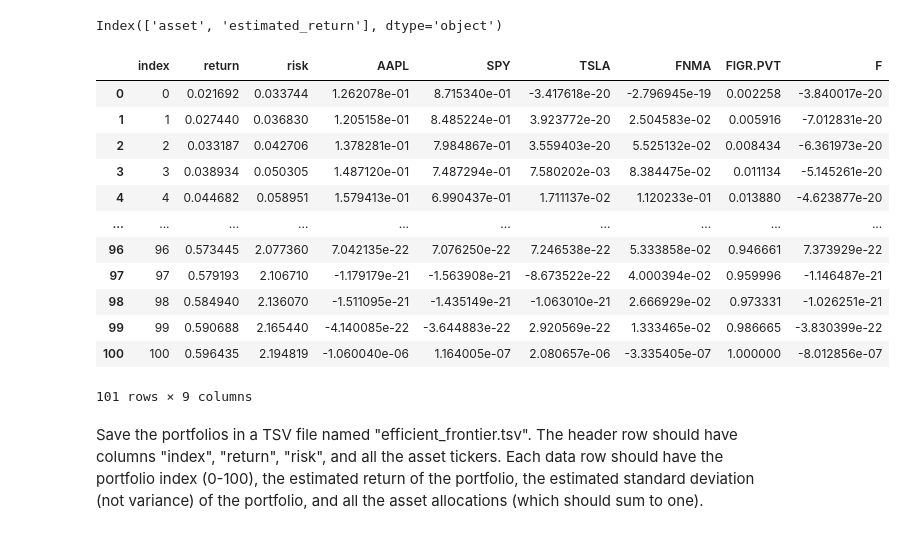
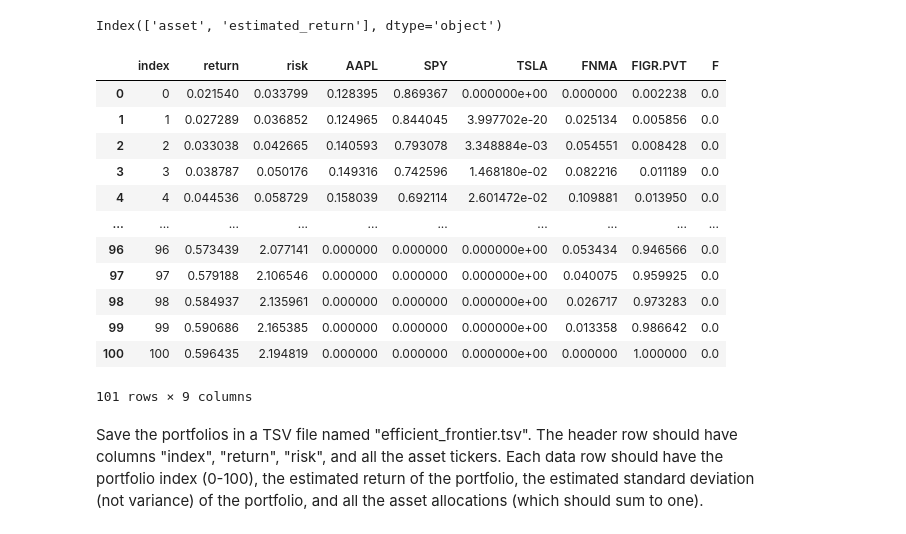
Before and after one commit to cfornesa/dx704-project-01, a Jupyter notebook: project.ipynb, the cells around one changed output. Drawn from its saved outputs; the diff is of its cells as text; code cells hidden in the pictures.

```diff
--- a/project.ipynb
+++ b/project.ipynb
@@ -292,66 +292,79 @@ Index(['asset', 'estimated_return'], dtype='object')
 ef_assets = estimated_returns['asset'].tolist()
 
 # Returns vector
-returns = estimated_returns['estimated_return'].astype(float).to_numpy()
+returns = (estimated_returns
+           .set_index("asset")
+           .loc[ef_assets, "estimated_return"]
+           .astype(float)
+           .to_numpy())
 
 # Align covariance to the proper order
 sigma = estimated_covariance.loc[ef_assets, ef_assets].to_numpy()
-
-n = len(returns)
+n = len(ef_assets)
 
 # Scalars for min and max returns
-estimated_return_minimum_risk = float(x_min.value.T @ returns)
+estimated_return_minimum_risk = float(np.asarray(x_min.value, dtype=float).ravel() @ returns)
 estimated_return_maximum_risk = float(returns.max())
 
 # efficient frontier
-ef_variances, ef_returns, ef_portfolios = [], [], []
+ef_variances, ef_portfolios = [], []
 
 for r in np.linspace(estimated_return_minimum_risk, estimated_return_maximum_risk, 101):
     # create variables to optimize
     x_r = cp.Variable(n)
 
     # formulate linear program
     prob_r = cp.Problem(cp.Minimize(x_r.T @ sigma @ x_r),
                         [0 <= x_r,
                          cp.sum(x_r) == 1,
                          x_r.T @ returns == r])
     variance_opt = prob_r.solve()
+    w = np.asarray(x_r.value, dtype=float).ravel()
+    w = np.clip(w, 0, None)
+    if w.sum() > 0:
+        w = w / w.sum()
     ef_variances.append(variance_opt)
-    ef_returns.append(r)
-    # Force a shape of 6
-    # ef_portfolios.append(np.asarray(x_r.value, dtype=float).ravel())
-    ef_portfolios.append(x_r.value)
+    ef_portfolios.append(w)
 
-# Convert the portfolio to an array
-ef_portfolios = np.asarray(ef_portfolios)
+# Matrix of weights (101 x n)
+weights = np.vstack(ef_portfolios)
 
-# Calculate the standard deviation using the variance
-ef_stds = np.sqrt(np.asarray(ef_variances, dtype=float))
+# Force the last frontier point to be the exact maximum-return portfolio
+imax = int(np.argmax(returns))     # index of asset with highest mean return
+one_hot = np.zeros(n)
+one_hot[imax] = 1.0
+weights[-1, :] = one_hot
 
-# Set the weights
-ef_weights = np.vstack(ef_portfolios)
+# Portfolio returns (use solved weights, not target r)
+ef_returns = weights @ returns
+
+# Portfolio standard deviations
+ef_vars = np.array([w @ sigma @ w for w in weights], dtype=float)
+ef_vars = np.clip(ef_vars, 0, None)
+ef_stds = np.sqrt(ef_vars)
 
 # Setup the efficient frontier
-efficient_frontier = pd.DataFrame(ef_weights, columns=ef_assets)
+efficient_frontier = pd.DataFrame(weights, columns=ef_assets)
 efficient_frontier.insert(0, "risk", ef_stds)
-efficient_frontier.insert(0, "return", np.asarray(ef_returns, dtype=float))
-efficient_frontier.insert(0, "index", np.arange(len(ef_returns), dtype=int))
+efficient_frontier.insert(0, "return", ef_returns)
+efficient_frontier.insert(0, "index", np.arange(weights.shape[0], dtype=int))
 
+# Reorganize the efficient frontier dataframe
 efficient_frontier = efficient_frontier[['index', 'return', 'risk'] + ef_assets]
 efficient_frontier
 # %% [output]
 |  | index | return | risk | AAPL | SPY | TSLA | FNMA | FIGR.PVT | F |
-| 0 | 0 | 0.021692 | 0.033744 | 1.262078e-01 | 8.715340e-01 | -3.417618e-20 | -2.796945e-19 | 0.002258 | -3.840017e-20 |
-| 1 | 1 | 0.027440 | 0.036830 | 1.205158e-01 | 8.485224e-01 | 3.923772e-20 | 2.504583e-02 | 0.005916 | -7.012831e-20 |
-| 2 | 2 | 0.033187 | 0.042706 | 1.378281e-01 | 7.984867e-01 | 3.559403e-20 | 5.525132e-02 | 0.008434 | -6.361973e-20 |
-| 3 | 3 | 0.038934 | 0.050305 | 1.487120e-01 | 7.487294e-01 | 7.580202e-03 | 8.384475e-02 | 0.011134 | -5.145261e-20 |
-| 4 | 4 | 0.044682 | 0.058951 | 1.579413e-01 | 6.990437e-01 | 1.711137e-02 | 1.120233e-01 | 0.013880 | -4.623877e-20 |
+| 0 | 0 | 0.021540 | 0.033799 | 0.128395 | 0.869367 | 0.000000e+00 | 0.000000 | 0.002238 | 0.0 |
+| 1 | 1 | 0.027289 | 0.036852 | 0.124965 | 0.844045 | 3.997702e-20 | 0.025134 | 0.005856 | 0.0 |
+| 2 | 2 | 0.033038 | 0.042665 | 0.140593 | 0.793078 | 3.348884e-03 | 0.054551 | 0.008428 | 0.0 |
+| 3 | 3 | 0.038787 | 0.050176 | 0.149316 | 0.742596 | 1.468180e-02 | 0.082216 | 0.011189 | 0.0 |
+| 4 | 4 | 0.044536 | 0.058729 | 0.158039 | 0.692114 | 2.601472e-02 | 0.109881 | 0.013950 | 0.0 |
 | ... | ... | ... | ... | ... | ... | ... | ... | ... | ... |
-| 96 | 96 | 0.573445 | 2.077360 | 7.042135e-22 | 7.076250e-22 | 7.246538e-22 | 5.333858e-02 | 0.946661 | 7.373929e-22 |
-| 97 | 97 | 0.579193 | 2.106710 | -1.179179e-21 | -1.563908e-21 | -8.673522e-22 | 4.000394e-02 | 0.959996 | -1.146487e-21 |
-| 98 | 98 | 0.584940 | 2.136070 | -1.511095e-21 | -1.435149e-21 | -1.063010e-21 | 2.666929e-02 | 0.973331 | -1.026251e-21 |
-| 99 | 99 | 0.590688 | 2.165440 | -4.140085e-22 | -3.644883e-22 | 2.920569e-22 | 1.333465e-02 | 0.986665 | -3.830399e-22 |
-| 100 | 100 | 0.596435 | 2.194819 | -1.060040e-06 | 1.164005e-07 | 2.080657e-06 | -3.335405e-07 | 1.000000 | -8.012856e-07 |
+| 96 | 96 | 0.573439 | 2.077141 | 0.000000 | 0.000000 | 0.000000e+00 | 0.053434 | 0.946566 | 0.0 |
+| 97 | 97 | 0.579188 | 2.106546 | 0.000000 | 0.000000 | 0.000000e+00 | 0.040075 | 0.959925 | 0.0 |
+| 98 | 98 | 0.584937 | 2.135961 | 0.000000 | 0.000000 | 0.000000e+00 | 0.026717 | 0.973283 | 0.0 |
+| 99 | 99 | 0.590686 | 2.165385 | 0.000000 | 0.000000 | 0.000000e+00 | 0.013358 | 0.986642 | 0.0 |
+| 100 | 100 | 0.596435 | 2.194819 | 0.000000 | 0.000000 | 0.000000e+00 | 0.000000 | 1.000000 | 0.0 |
 101 rows × 9 columns
 # %% [markdown]
 Save the portfolios in a TSV file named "efficient_frontier.tsv".
```
Also changed, not shown: parts of 7 cells of this notebook, 9 other files.
